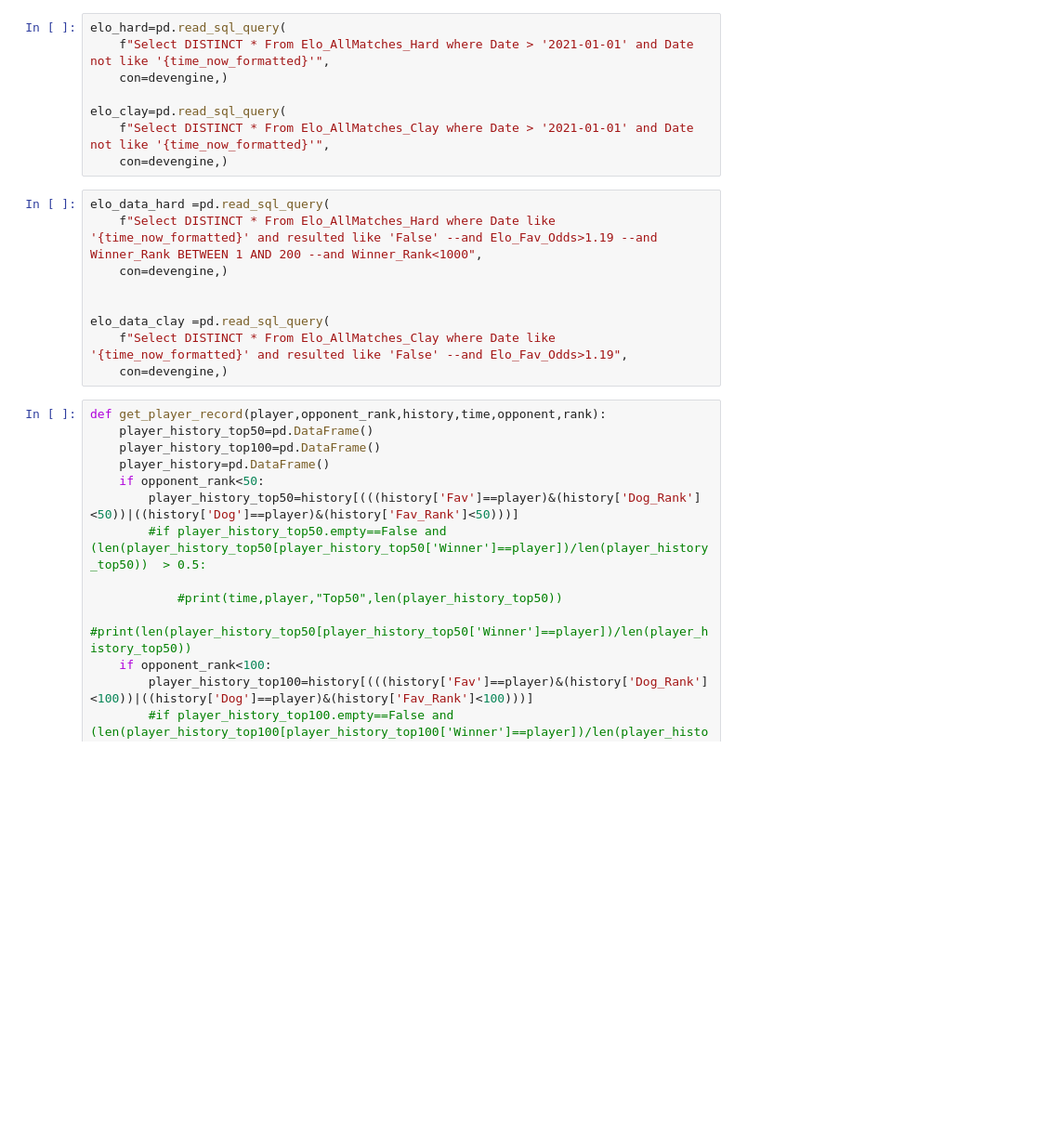
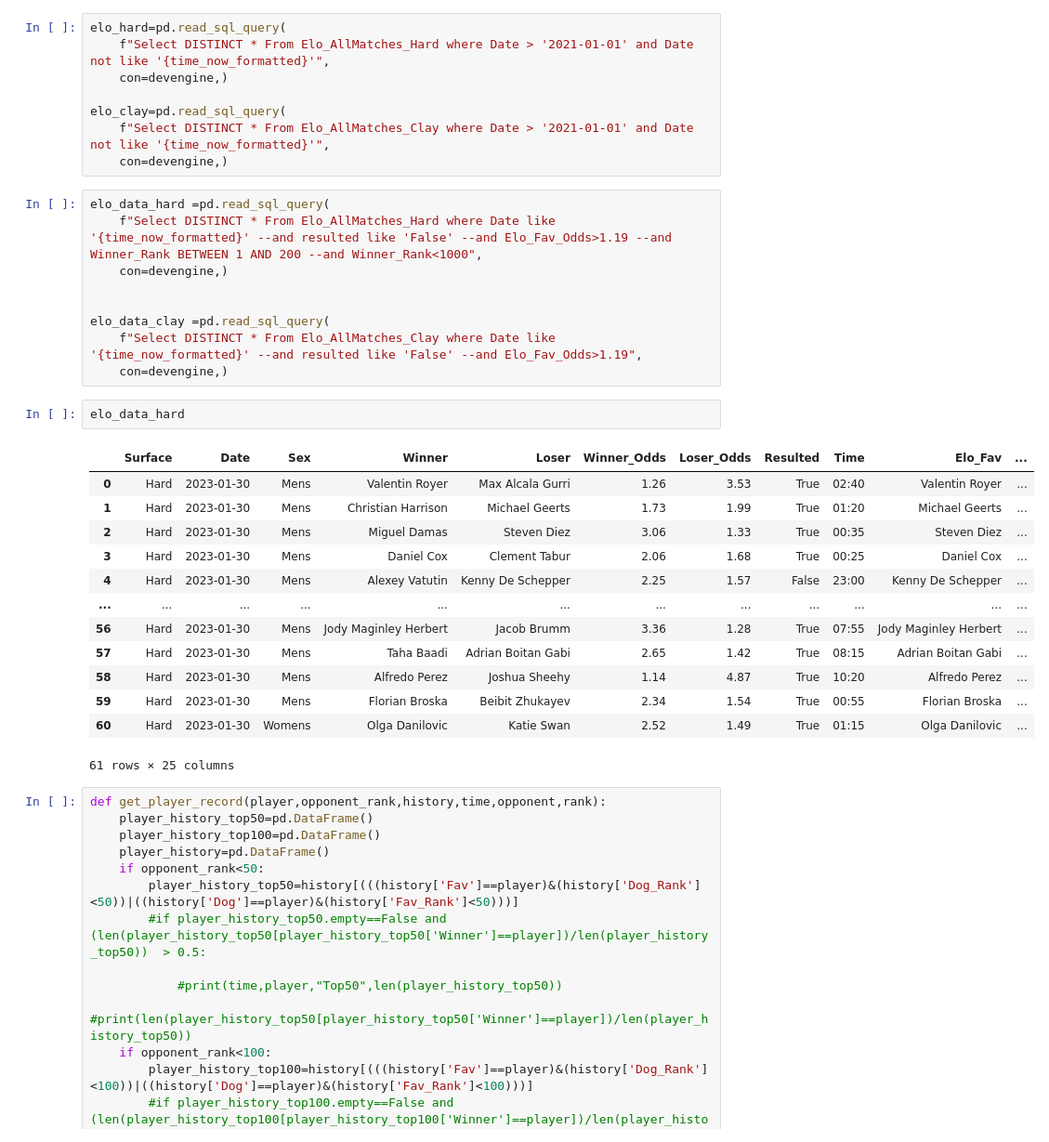
Before and after one commit to Witwolski/tennis_atp, a Jupyter notebook: ranking_analysis.ipynb, the cells around one changed output. Shown: that part at 93% size. Saved outputs shown, nothing was run; the diff lists cells and outputs as text; blank space fills up the shorter version.

```diff
--- a/ranking_analysis.ipynb
+++ b/ranking_analysis.ipynb
@@ -16,13 +16,29 @@ elo_clay=pd.read_sql_query(
     con=devengine,)
 # %%
 elo_data_hard =pd.read_sql_query(
-    f"Select DISTINCT * From Elo_AllMatches_Hard where Date like '{time_now_formatted}' and resulted like 'False' --and Elo_Fav_Odds>1.19 --and Winner_Rank BETWEEN 1 AND 200 --and Winner_Rank<1000",
+    f"Select DISTINCT * From Elo_AllMatches_Hard where Date like '{time_now_formatted}' --and resulted like 'False' --and Elo_Fav_Odds>1.19 --and Winner_Rank BETWEEN 1 AND 200 --and Winner_Rank<1000",
     con=devengine,)
 
 
 elo_data_clay =pd.read_sql_query(
-    f"Select DISTINCT * From Elo_AllMatches_Clay where Date like '{time_now_formatted}' and resulted like 'False' --and Elo_Fav_Odds>1.19",
+    f"Select DISTINCT * From Elo_AllMatches_Clay where Date like '{time_now_formatted}' --and resulted like 'False' --and Elo_Fav_Odds>1.19",
     con=devengine,)
+# %%
+elo_data_hard
+# %% [output]
+|  | Surface | Date | Sex | Winner | Loser | Winner_Odds | Loser_Odds | Resulted | Time | Elo_Fav | ... |
+| 0 | Hard | 2023-01-30 | Mens | Valentin Royer | Max Alcala Gurri | 1.26 | 3.53 | True | 02:40 | Valentin Royer | ... |
+| 1 | Hard | 2023-01-30 | Mens | Christian Harrison | Michael Geerts | 1.73 | 1.99 | True | 01:20 | Michael Geerts | ... |
+| 2 | Hard | 2023-01-30 | Mens | Miguel Damas | Steven Diez | 3.06 | 1.33 | True | 00:35 | Steven Diez | ... |
+| 3 | Hard | 2023-01-30 | Mens | Daniel Cox | Clement Tabur | 2.06 | 1.68 | True | 00:25 | Daniel Cox | ... |
+| 4 | Hard | 2023-01-30 | Mens | Alexey Vatutin | Kenny De Schepper | 2.25 | 1.57 | False | 23:00 | Kenny De Schepper | ... |
+| ... | ... | ... | ... | ... | ... | ... | ... | ... | ... | ... | ... |
+| 56 | Hard | 2023-01-30 | Mens | Jody Maginley Herbert | Jacob Brumm | 3.36 | 1.28 | True | 07:55 | Jody Maginley Herbert | ... |
+| 57 | Hard | 2023-01-30 | Mens | Taha Baadi | Adrian Boitan Gabi | 2.65 | 1.42 | True | 08:15 | Adrian Boitan Gabi | ... |
+| 58 | Hard | 2023-01-30 | Mens | Alfredo Perez | Joshua Sheehy | 1.14 | 4.87 | True | 10:20 | Alfredo Perez | ... |
+| 59 | Hard | 2023-01-30 | Mens | Florian Broska | Beibit Zhukayev | 2.34 | 1.54 | True | 00:55 | Florian Broska | ... |
+| 60 | Hard | 2023-01-30 | Womens | Olga Danilovic | Katie Swan | 2.52 | 1.49 | True | 01:15 | Olga Danilovic | ... |
+61 rows × 25 columns
 # %%
 def get_player_record(player,opponent_rank,history,time,opponent,rank):
     player_history_top50=pd.DataFrame()
```
Also changed, not shown: parts of 9 cells of this notebook, 5 other files.
